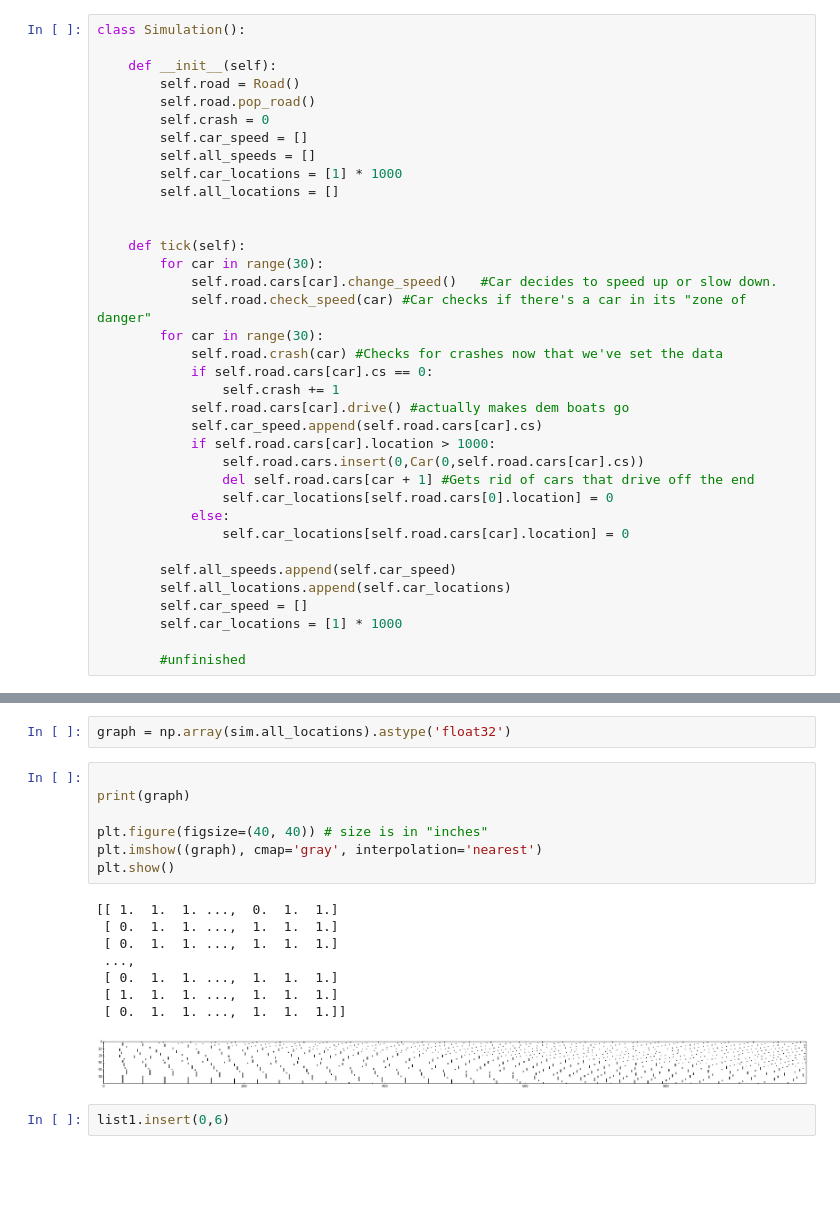
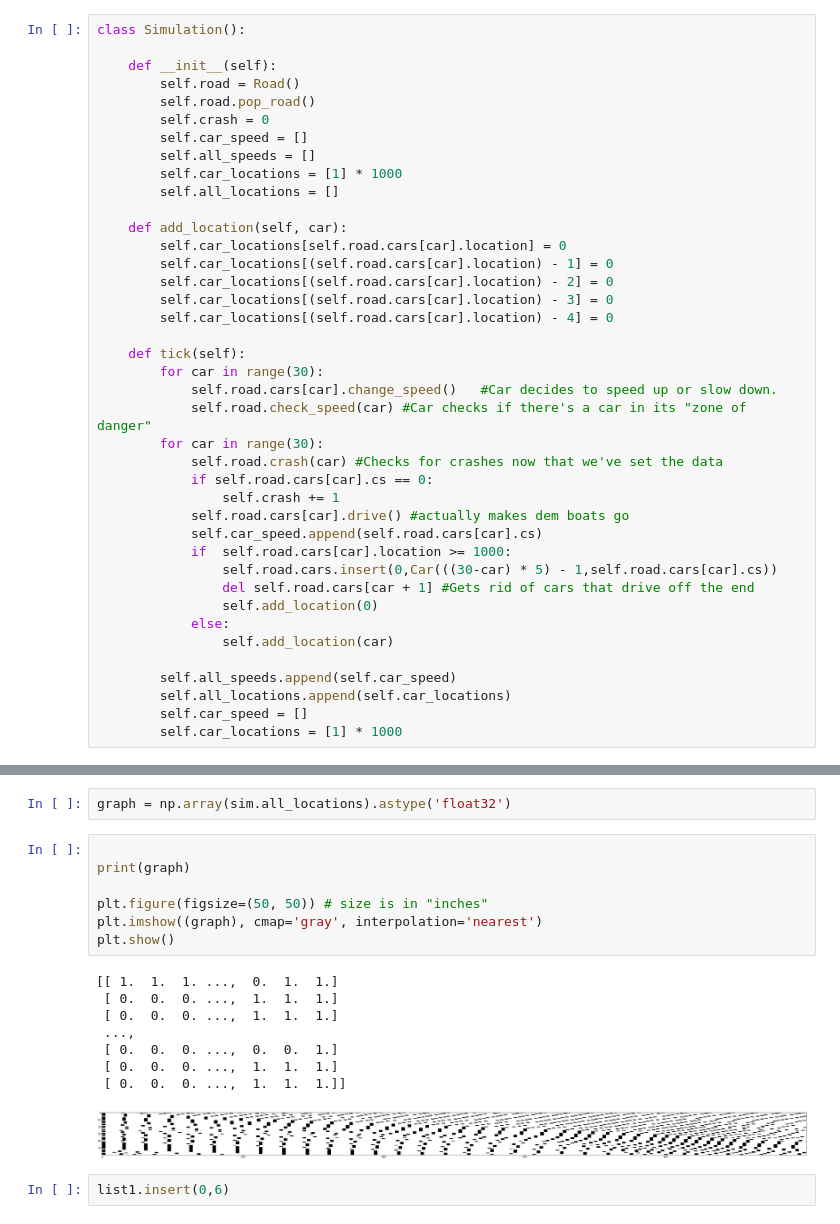
Before and after one commit to Shea-Wolfe/Road-Rage, a Jupyter notebook: road_rage.ipynb, the cells around one changed output, grey strips where cells are left out. Saved outputs shown, nothing was run; the diff lists cells and outputs as text; blank space fills up the shorter version.

Commit message:
Fixed an index error with location.  Added the full length of cars

```diff
--- a/road_rage.ipynb
+++ b/road_rage.ipynb
@@ -71,6 +71,12 @@ class Simulation():
         self.car_locations = [1] * 1000
         self.all_locations = []
 
+    def add_location(self, car):
+        self.car_locations[self.road.cars[car].location] = 0
+        self.car_locations[(self.road.cars[car].location) - 1] = 0
+        self.car_locations[(self.road.cars[car].location) - 2] = 0
+        self.car_locations[(self.road.cars[car].location) - 3] = 0
+        self.car_locations[(self.road.cars[car].location) - 4] = 0
 
     def tick(self):
         for car in range(30):
@@ -82,19 +88,17 @@ class Simulation():
                 self.crash += 1
             self.road.cars[car].drive() #actually makes dem boats go
             self.car_speed.append(self.road.cars[car].cs)
-            if self.road.cars[car].location > 1000:
-                self.road.cars.insert(0,Car(0,self.road.cars[car].cs))
+            if  self.road.cars[car].location >= 1000:
+                self.road.cars.insert(0,Car(((30-car) * 5) - 1,self.road.cars[car].cs))
                 del self.road.cars[car + 1] #Gets rid of cars that drive off the end
-                self.car_locations[self.road.cars[0].location] = 0
+                self.add_location(0)
             else:
-                self.car_locations[self.road.cars[car].location] = 0
+                self.add_location(car)
 
         self.all_speeds.append(self.car_speed)
         self.all_locations.append(self.car_locations)
         self.car_speed = []
         self.car_locations = [1] * 1000
-
-        #unfinished
 # %%
 sim = Simulation()
 # %%
@@ -122,19 +124,19 @@ graph = np.array(sim.all_locations).astype('float32')
 # %%
 
 print(graph)
 
-plt.figure(figsize=(40, 40)) # size is in "inches"
+plt.figure(figsize=(50, 50)) # size is in "inches"
 plt.imshow((graph), cmap='gray', interpolation='nearest')
 plt.show()
 # %% [output]
 [[ 1.  1.  1. ...,  0.  1.  1.]
- [ 0.  1.  1. ...,  1.  1.  1.]
- [ 0.  1.  1. ...,  1.  1.  1.]
+ [ 0.  0.  0. ...,  1.  1.  1.]
+ [ 0.  0.  0. ...,  1.  1.  1.]
  ...,
- [ 0.  1.  1. ...,  1.  1.  1.]
- [ 1.  1.  1. ...,  1.  1.  1.]
- [ 0.  1.  1. ...,  1.  1.  1.]]
+ [ 0.  0.  0. ...,  0.  0.  1.]
+ [ 0.  0.  0. ...,  1.  1.  1.]
+ [ 0.  0.  0. ...,  1.  1.  1.]]
-[figure, old version]
+[figure, new version]
 # %%
 list1.insert(0,6)
 # %%
```
Also changed, not shown: parts of 7 cells of this notebook.
